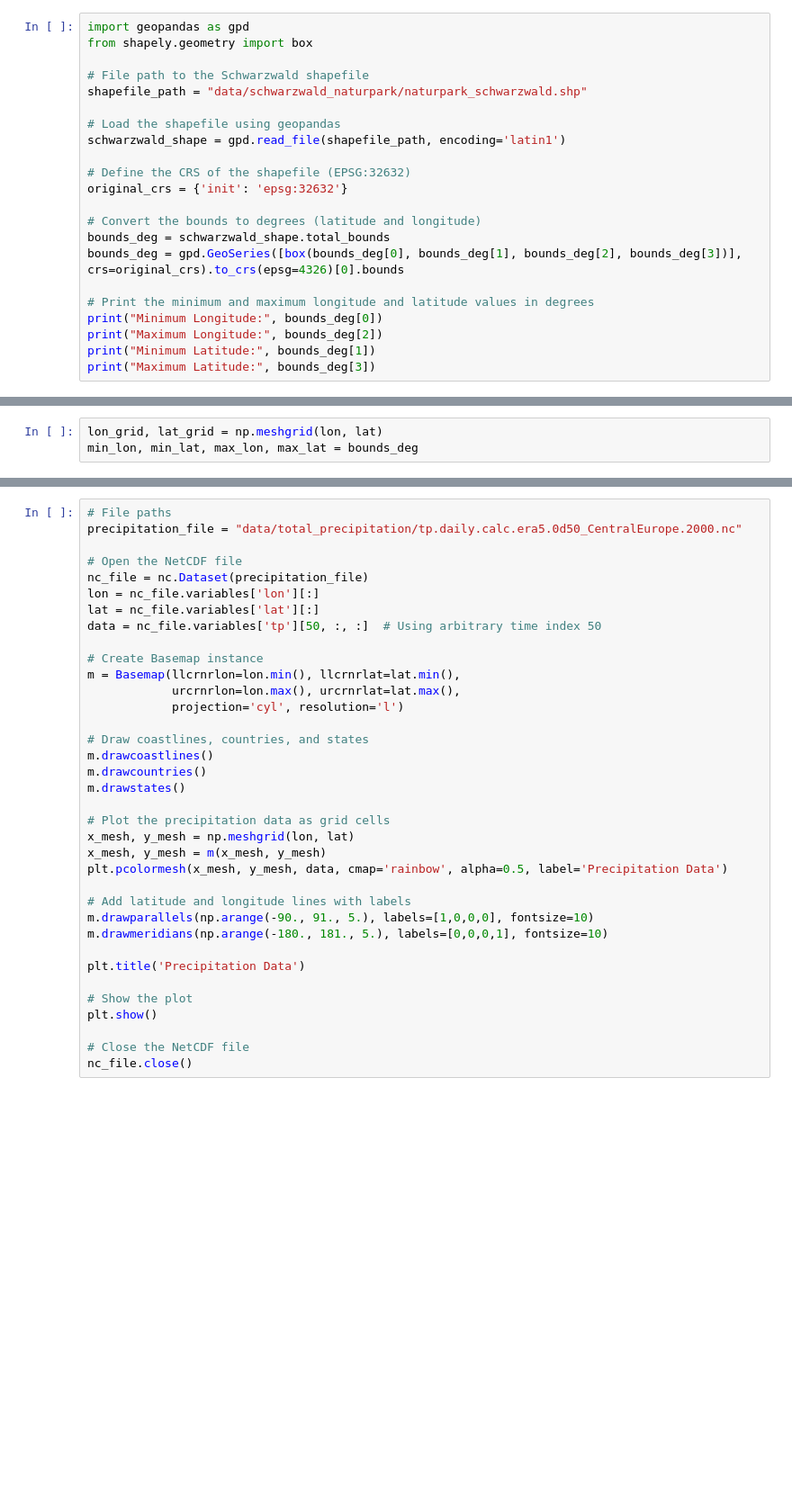
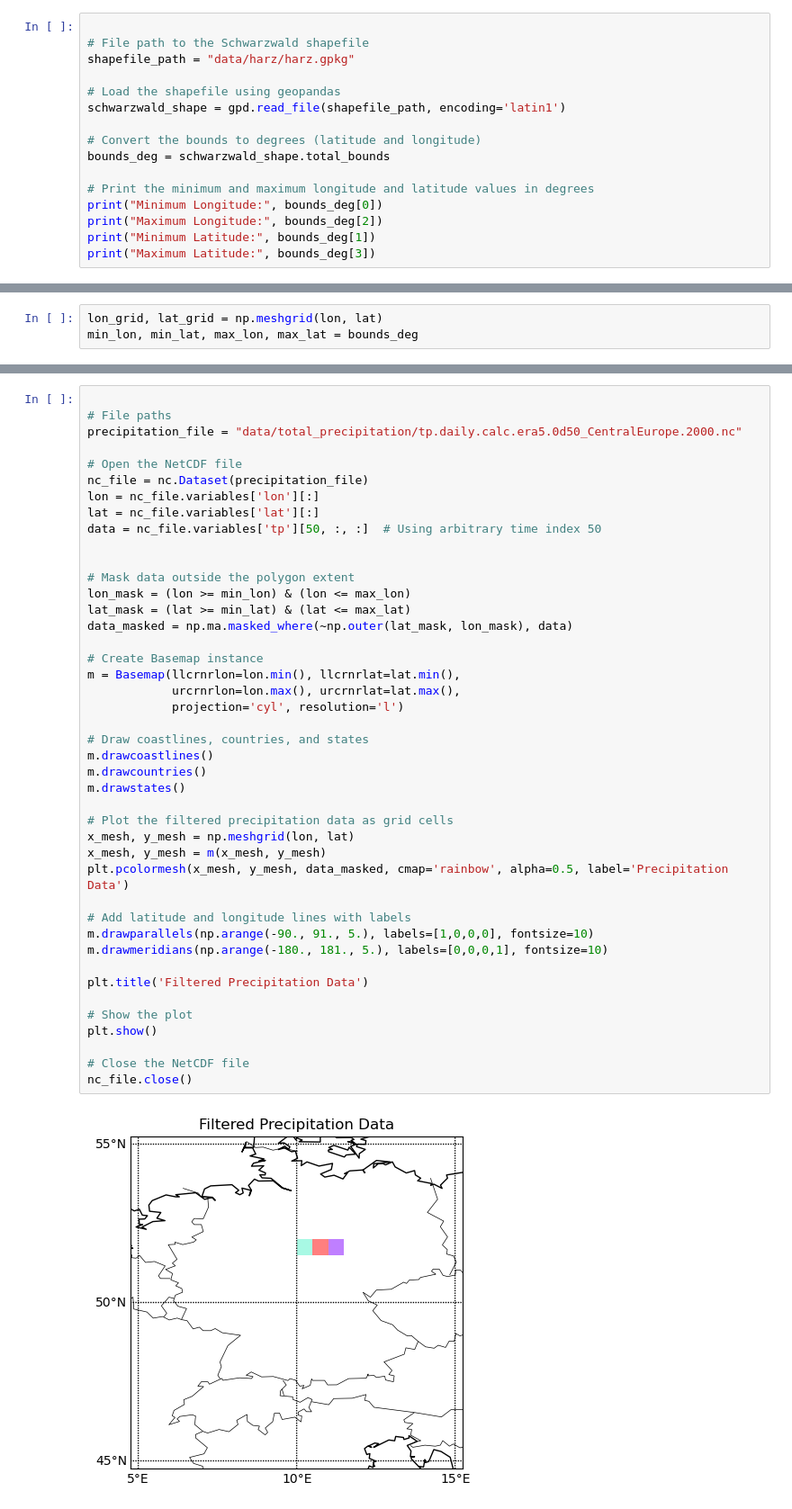
Before and after one commit to justusnoegel/deadwood_prediction, a Jupyter notebook: harz.ipynb, the cells around one changed output, grey strips where cells are left out. Shown at 90% size. Drawn from its saved outputs; the diff is of its cells as text; blank space fills up the shorter version.

```diff
--- a/harz.ipynb
+++ b/harz.ipynb
@@ -80,21 +84,15 @@ m
 # %% [output]
 [interactive output not drawn]
 # %%
-import geopandas as gpd
-from shapely.geometry import box
 
 # File path to the Schwarzwald shapefile
-shapefile_path = "data/schwarzwald_naturpark/naturpark_schwarzwald.shp"
+shapefile_path = "data/harz/harz.gpkg"
 
 # Load the shapefile using geopandas
 schwarzwald_shape = gpd.read_file(shapefile_path, encoding='latin1')
 
-# Define the CRS of the shapefile (EPSG:32632)
-original_crs = {'init': 'epsg:32632'}
-
 # Convert the bounds to degrees (latitude and longitude)
 bounds_deg = schwarzwald_shape.total_bounds
-bounds_deg = gpd.GeoSeries([box(bounds_deg[0], bounds_deg[1], bounds_deg[2], bounds_deg[3])], crs=original_crs).to_crs(epsg=4326)[0].bounds
 
 # Print the minimum and maximum longitude and latitude values in degrees
 print("Minimum Longitude:", bounds_deg[0])
@@ -189,36 +144,45 @@ Intersecting Latitudes: [47.75]
 # %%
+
 # File paths
 precipitation_file = "data/total_precipitation/tp.daily.calc.era5.0d50_CentralEurope.2000.nc"
 
 # Open the NetCDF file
 nc_file = nc.Dataset(precipitation_file)
 lon = nc_file.variables['lon'][:]
 lat = nc_file.variables['lat'][:]
 data = nc_file.variables['tp'][50, :, :]  # Using arbitrary time index 50
+
+
+# Mask data outside the polygon extent
+lon_mask = (lon >= min_lon) & (lon <= max_lon)
+lat_mask = (lat >= min_lat) & (lat <= max_lat)
+data_masked = np.ma.masked_where(~np.outer(lat_mask, lon_mask), data)
 
 # Create Basemap instance
 m = Basemap(llcrnrlon=lon.min(), llcrnrlat=lat.min(),
             urcrnrlon=lon.max(), urcrnrlat=lat.max(),
             projection='cyl', resolution='l')
 
 # Draw coastlines, countries, and states
 m.drawcoastlines()
 m.drawcountries()
 m.drawstates()
 
-# Plot the precipitation data as grid cells
+# Plot the filtered precipitation data as grid cells
 x_mesh, y_mesh = np.meshgrid(lon, lat)
 x_mesh, y_mesh = m(x_mesh, y_mesh)
-plt.pcolormesh(x_mesh, y_mesh, data, cmap='rainbow', alpha=0.5, label='Precipitation Data')
+plt.pcolormesh(x_mesh, y_mesh, data_masked, cmap='rainbow', alpha=0.5, label='Precipitation Data')
 
 # Add latitude and longitude lines with labels
 m.drawparallels(np.arange(-90., 91., 5.), labels=[1,0,0,0], fontsize=10)
 m.drawmeridians(np.arange(-180., 181., 5.), labels=[0,0,0,1], fontsize=10)
 
-plt.title('Precipitation Data')
+plt.title('Filtered Precipitation Data')
 
 # Show the plot
 plt.show()
 
 # Close the NetCDF file
 nc_file.close()
+# %% [output]
+[figure, added]
```
Also changed, not shown: parts of 16 cells of this notebook.
